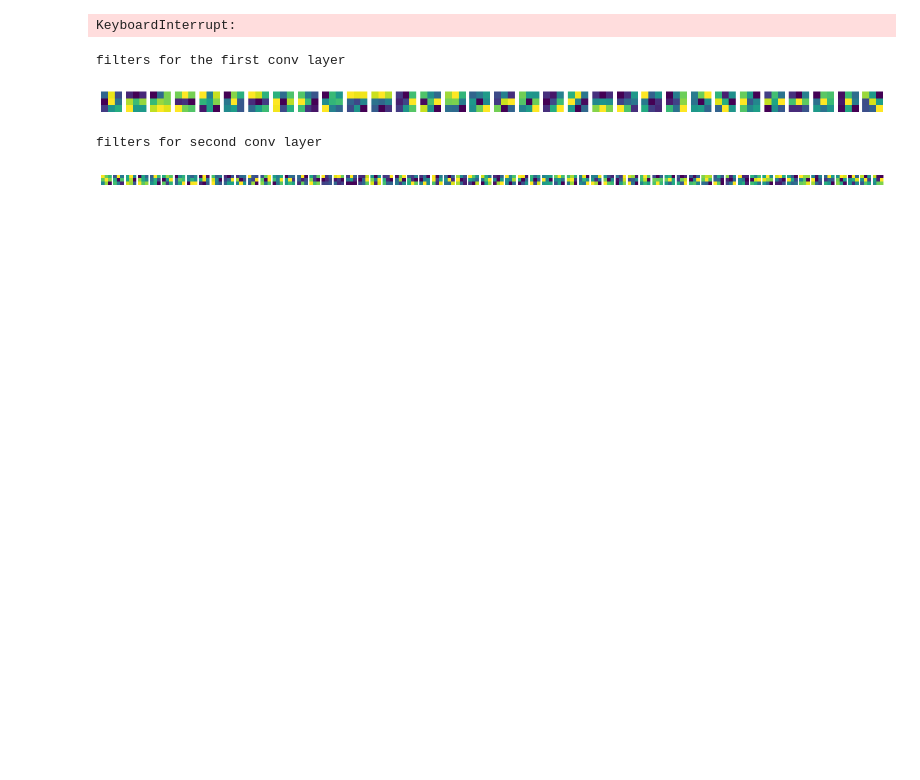
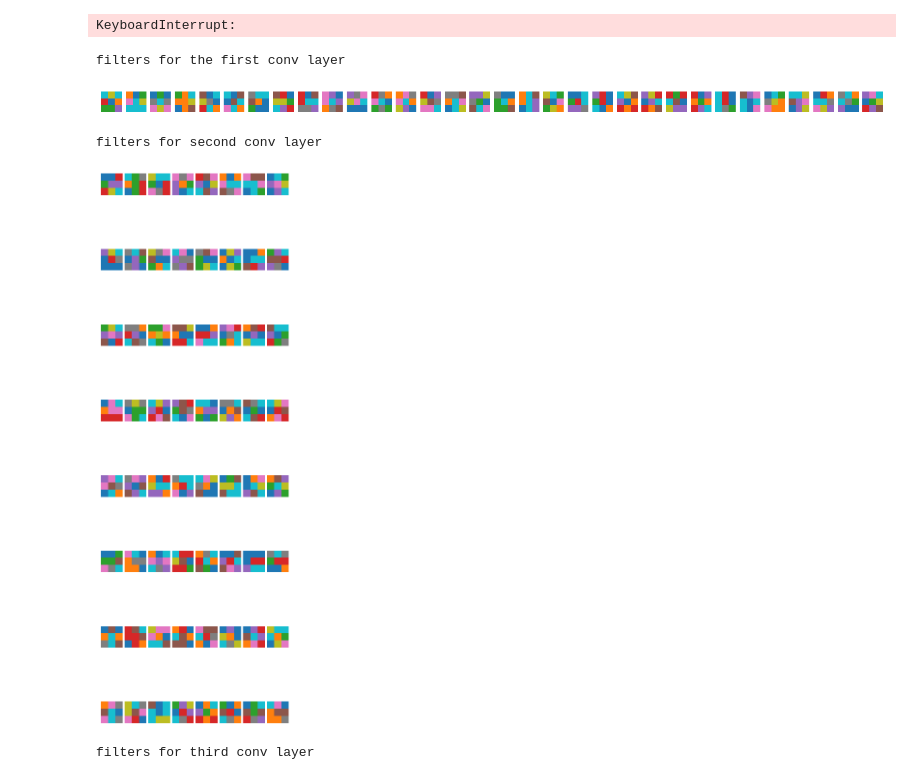
Before and after one commit to kenzfinn/csc1035_lecture_examples, a Jupyter notebook: CSC3831_Part3.ipynb, the cells around one changed output. Saved outputs shown, nothing was run; the diff lists cells and outputs as text; code cells hidden in the pictures; blank space fills up the shorter version.

```diff
--- a/CSC3831_Part3.ipynb
+++ b/CSC3831_Part3.ipynb
@@ -207,46 +209,76 @@ plt.show()
 # https://machinelearningmastery.com/how-to-visualize-filters-and-feature-maps-in-convolutional-neural-networks/
 # This was used to further my understand for the third part of the coursework
 
 from matplotlib import pyplot
 
 model = model_with_bn
-# retrieve weights from the second hidden layer
 
 
-
-first_layer = list(model.children())[0]  # Adjust the index as needed
-filters = first_layer.weight.data.cpu().numpy()  # Get weights
+first_layer = list(model.children())[0]  #
+filters = first_layer.weight.data.cpu().numpy()
 biases = first_layer.bias.data.cpu().numpy()
 out_channels, in_channels, height, width = filters.shape
-# normalize filter values to 0-1 so we can visualize them
 f_min, f_max = filters.min(), filters.max()
 filters = (filters - f_min) / (f_max - f_min)
 print('filters for the first conv layer')
 fig, axes = plt.subplots(1, out_channels, figsize=(20, 5))
 for i, ax in enumerate(axes):
-    # Visualize the first input channel of each filter (if multi-channel, you can iterate over `in_channels`)
-    ax.imshow(filters[i, 0, :, :], cmap='viridis')  # Assuming you want the first input channel
+
+    ax.imshow(filters[i, 0, :, :], cmap='tab10')
     ax.axis('off')
 
 plt.show()
 
-second_layer = list(model.children())[1]  # Adjust the index as needed
-filters = second_layer.weight.data.cpu().numpy()  # Get weights
+second_layer = list(model.children())[1]
+filters = second_layer.weight.data.cpu().numpy()
 biases = second_layer.bias.data.cpu().numpy()
 out_channels, in_channels, height, width = filters.shape
-# normalize filter values to 0-1 so we can visualize them
 f_min, f_max = filters.min(), filters.max()
 filters = (filters - f_min) / (f_max - f_min)
 print('filters for second conv layer')
-fig, axes = plt.subplots(1, out_channels, figsize=(20, 5))
-for i, ax in enumerate(axes):
-    # Visualize the first input channel of each filter (if multi-channel, you can iterate over `in_channels`)
-    ax.imshow(filters[i, 0, :, :], cmap='viridis')  # Assuming you want the first input channel
+num_cols = 8
+num_rows = (out_channels + num_cols - 1) // num_cols
+
+fig, axes = plt.subplots(num_rows, num_cols, figsize=(5, 2 * num_rows), gridspec_kw={'wspace': 0.1, 'hspace': 0.1})
+axes = axes.flatten()
+for i in range(out_channels):
+    ax = axes[i]
+    ax.imshow(filters[i, 0, :, :], cmap='tab10')
     ax.axis('off')
 
+
+for i in range(out_channels, len(axes)):
+    axes[i].axis('off')
+
+plt.tight_layout()
 plt.show()
+
+third_layer = list(model.children())[2]
+filters = third_layer.weight.data.cpu().numpy()
+biases = third_layer.bias.data.cpu().numpy()
+out_channels, in_channels, height, width = filters.shape
+f_min, f_max = filters.min(), filters.max()
+filters = (filters - f_min) / (f_max - f_min)
+print('filters for third conv layer')
+num_cols = 16
+num_rows = (out_channels + num_cols - 1) // num_cols
+
+fig, axes = plt.subplots(num_rows, num_cols, figsize=(5,  num_rows), gridspec_kw={'wspace': 0.1, 'hspace': 0.1})
+axes = axes.flatten()
+for i in range(out_channels):
+    ax = axes[i]
+    ax.imshow(filters[i, 0, :, :], cmap='tab10')
+    ax.axis('off')
+
+
+for i in range(out_channels, len(axes)):
+    axes[i].axis('off')
+
+plt.tight_layout()
+plt.show()
 # %% [output]
 filters for the first conv layer
-[figure, old version]
+[figure, new version]
 filters for second conv layer
-[figure, old version]
+[figure, new version]
+filters for third conv layer
```
Also changed, not shown: parts of 5 cells of this notebook.
